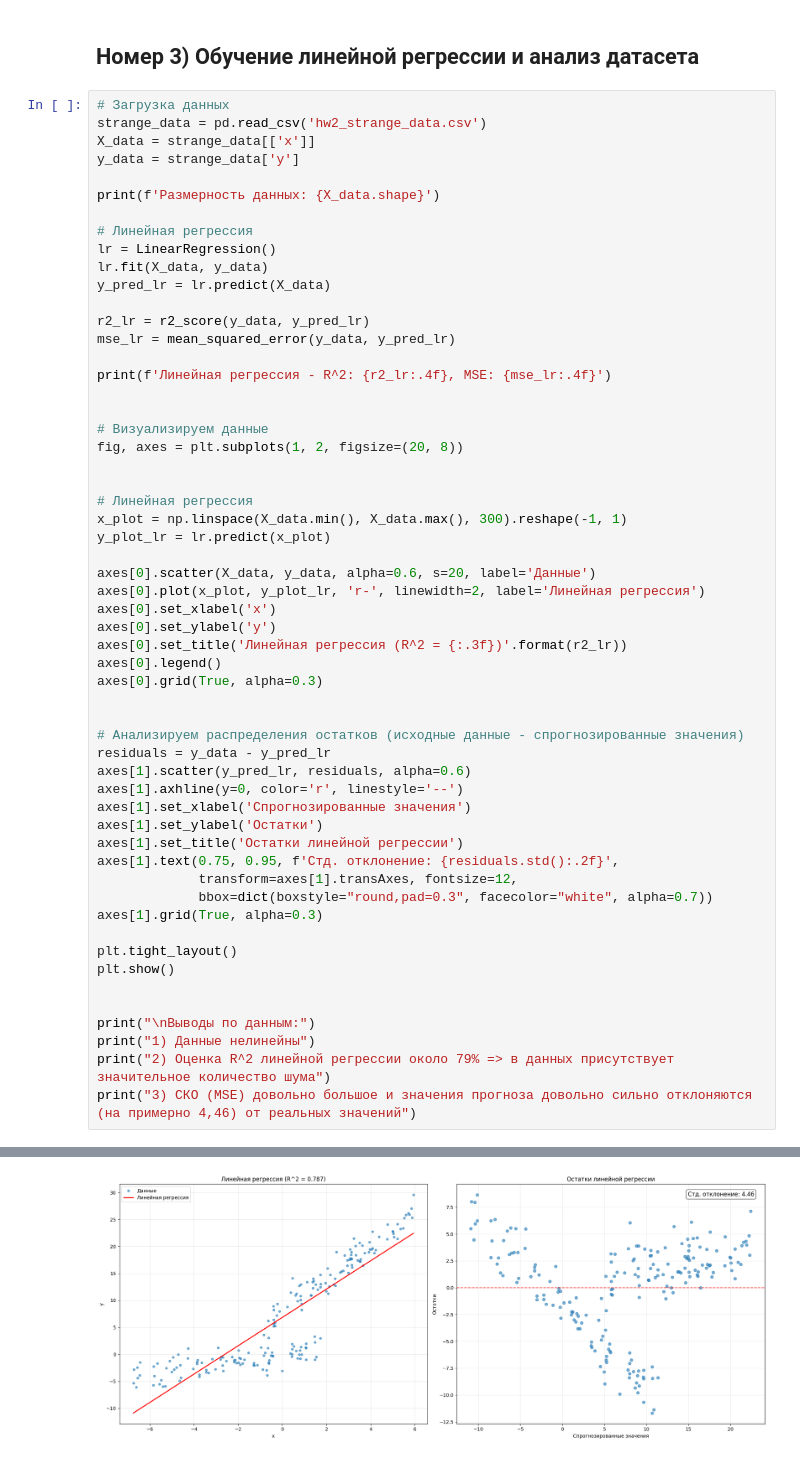
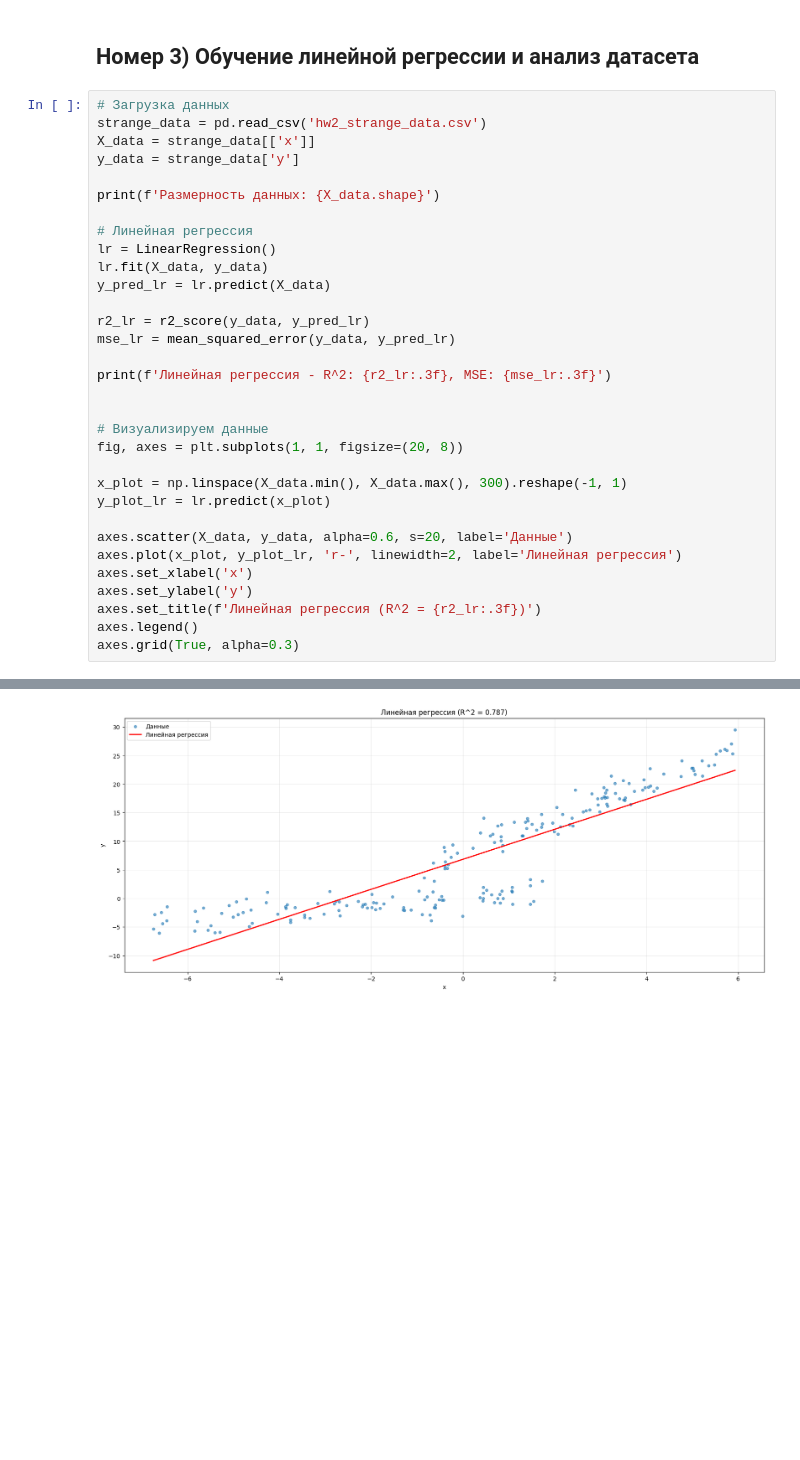
Before and after one commit to draindag/ml_practice, a Jupyter notebook: DZ_2.ipynb, the cells around one changed output, grey strips where cells are left out. Saved outputs shown, nothing was run; the diff lists cells and outputs as text; blank space fills up the shorter version.

```diff
--- a/DZ_2.ipynb
+++ b/DZ_2.ipynb
@@ -236,45 +246,21 @@ y_pred_lr = lr.predict(X_data)
 r2_lr = r2_score(y_data, y_pred_lr)
 mse_lr = mean_squared_error(y_data, y_pred_lr)
 
-print(f'Линейная регрессия - R^2: {r2_lr:.4f}, MSE: {mse_lr:.4f}')
+print(f'Линейная регрессия - R^2: {r2_lr:.3f}, MSE: {mse_lr:.3f}')
 
 
 # Визуализируем данные
-fig, axes = plt.subplots(1, 2, figsize=(20, 8))
+fig, axes = plt.subplots(1, 1, figsize=(20, 8))
 
-
-# Линейная регрессия
 x_plot = np.linspace(X_data.min(), X_data.max(), 300).reshape(-1, 1)
 y_plot_lr = lr.predict(x_plot)
 
-axes[0].scatter(X_data, y_data, alpha=0.6, s=20, label='Данные')
-axes[0].plot(x_plot, y_plot_lr, 'r-', linewidth=2, label='Линейная регрессия')
-axes[0].set_xlabel('x')
-axes[0].set_ylabel('y')
-axes[0].set_title('Линейная регрессия (R^2 = {:.3f})'.format(r2_lr))
-axes[0].legend()
-axes[0].grid(True, alpha=0.3)
-
-
-# Анализируем распределения остатков (исходные данные - спрогнозированные значения)
-residuals = y_data - y_pred_lr
-axes[1].scatter(y_pred_lr, residuals, alpha=0.6)
-axes[1].axhline(y=0, color='r', linestyle='--')
-axes[1].set_xlabel('Спрогнозированные значения')
-axes[1].set_ylabel('Остатки')
-axes[1].set_title('Остатки линейной регрессии')
-axes[1].text(0.75, 0.95, f'Стд. отклонение: {residuals.std():.2f}',
-             transform=axes[1].transAxes, fontsize=12,
-             bbox=dict(boxstyle="round,pad=0.3", facecolor="white", alpha=0.7))
-axes[1].grid(True, alpha=0.3)
-
-plt.tight_layout()
-plt.show()
-
-
-print("\nВыводы по данным:")
-print("1) Данные нелинейны")
-print("2) Оценка R^2 линейной регрессии около 79% => в данных присутствует значительное количество шума")
-print("3) СКО (MSE) довольно большое и значения прогноза довольно сильно отклоняются (на примерно 4,46) от реальных значений")
+axes.scatter(X_data, y_data, alpha=0.6, s=20, label='Данные')
+axes.plot(x_plot, y_plot_lr, 'r-', linewidth=2, label='Линейная регрессия')
+axes.set_xlabel('x')
+axes.set_ylabel('y')
+axes.set_title(f'Линейная регрессия (R^2 = {r2_lr:.3f})')
+axes.legend()
+axes.grid(True, alpha=0.3)
 # %% [output]
 Размерность данных: (200, 1)
@@ -282 +268 @@ print("3) СКО (MSE) довольно большое и значения пр
-[figure, old version]
+[figure, new version]
```
Also changed, not shown: parts of 3 cells of this notebook, 3 other files.
